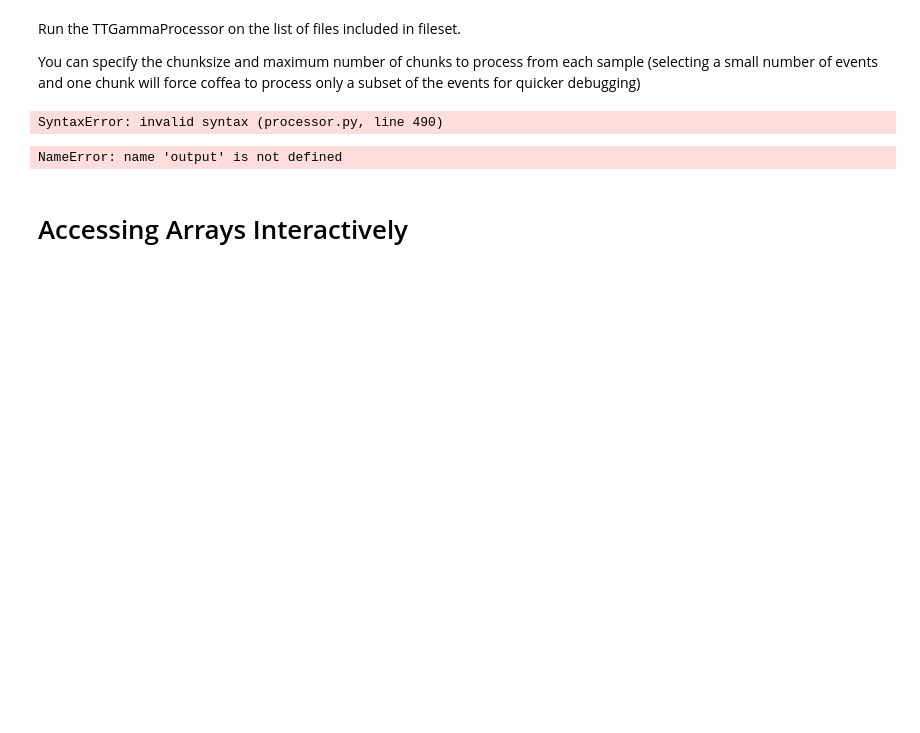
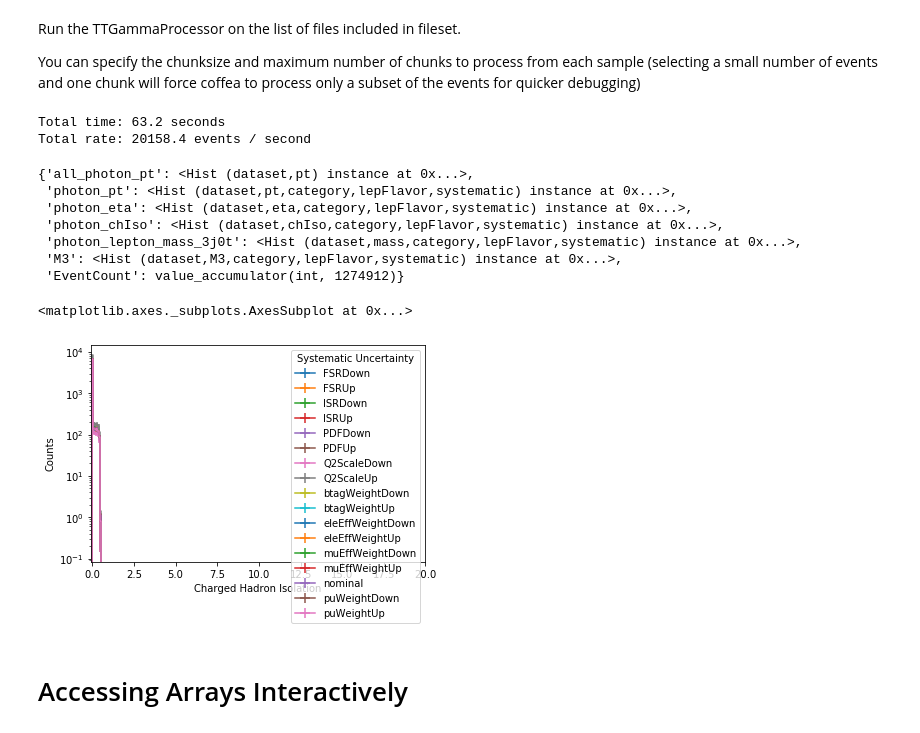
Before and after one commit to purbita-rahman/TTGamma_LongExercise, a Jupyter notebook: TTGammaLongExercise.ipynb, the cells around one changed output. Cells and saved outputs as stored; diff of their text form; code cells hidden in the pictures; blank space fills up the shorter version.

```diff
--- a/TTGammaLongExercise.ipynb
+++ b/TTGammaLongExercise.ipynb
@@ -57,16 +57,23 @@ output = processor.run_uproot_job(
     TTGammaProcessor(isMC=True),
     processor.iterative_executor,
     executor_args={'schema': NanoAODSchema,'workers': 4},
-    chunksize=1000,
-    maxchunks=1,
+   # chunksize=1000,
+   # maxchunks=1,
 )
 
 elapsed = time.time() - tstart
 print("Total time: %.1f seconds"%elapsed)
 print("Total rate: %.1f events / second"%(output['EventCount'].value/elapsed))
 # %% [output]
-SyntaxError: invalid syntax (processor.py, line 490)
+Total time: 63.2 seconds
+Total rate: 20158.4 events / second
 # %%
 output
 # %% [output]
-NameError: name 'output' is not defined
+{'all_photon_pt': <Hist (dataset,pt) instance at 0x...>,
+ 'photon_pt': <Hist (dataset,pt,category,lepFlavor,systematic) instance at 0x...>,
+ 'photon_eta': <Hist (dataset,eta,category,lepFlavor,systematic) instance at 0x...>,
+ 'photon_chIso': <Hist (dataset,chIso,category,lepFlavor,systematic) instance at 0x...>,
+ 'photon_lepton_mass_3j0t': <Hist (dataset,mass,category,lepFlavor,systematic) instance at 0x...>,
+ 'M3': <Hist (dataset,M3,category,lepFlavor,systematic) instance at 0x...>,
+ 'EventCount': value_accumulator(int, 1274912)}
@@ -76 +80,13 @@ hist.plot1d(output['pho_pt'],overlay='dataset')
+# %%
+from coffea import hist
+
+
+#hist.plot1d(output['photon_pt'].sum('category').sum('lepFlavor').integrate('dataset','TTGamma_SingleLept'), overlay='systematic')
+
+import matplotlib.pylab as plt
+plt.yscale('log')
+hist.plot1d(output['photon_chIso'].sum('category').sum('lepFlavor').integrate('dataset','TTGamma_SingleLept'), overlay='systematic')
+# %% [output]
+<matplotlib.axes._subplots.AxesSubplot at 0x...>
+[figure, added]
 # %% [markdown]
```
Also changed, not shown: parts of 5 cells of this notebook, 1 other file.
